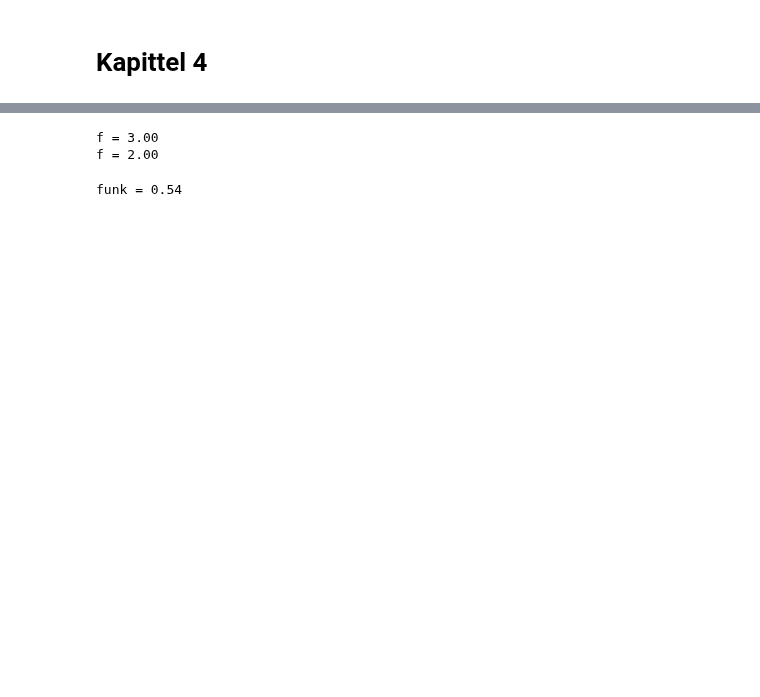
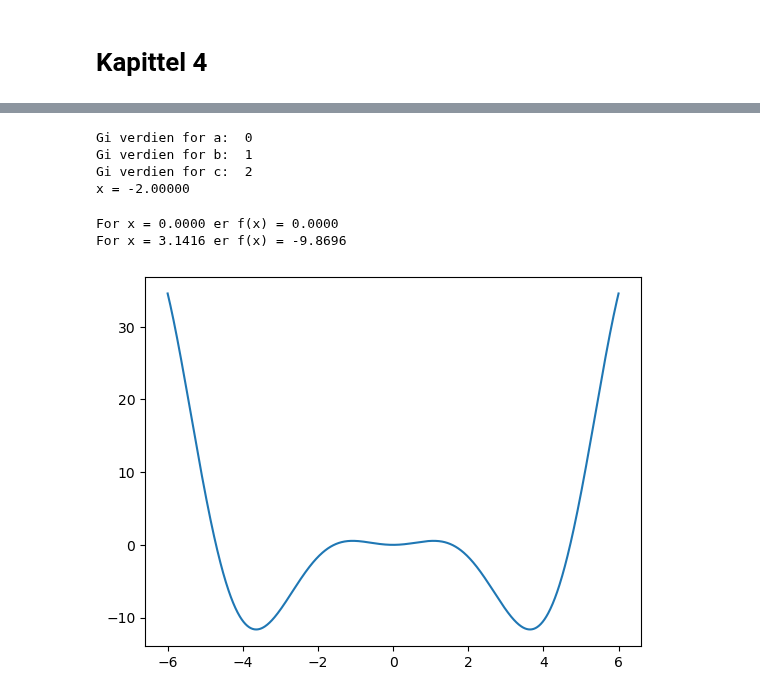
Before and after one commit to nummet/nummet, a Jupyter notebook: Kap_04_Skript_og_funksjonar/Skript_og_funksjonar.ipynb, the cells around one changed output, grey strips where cells are left out. Saved outputs shown, nothing was run; the diff lists cells and outputs as text; code cells hidden in the pictures; blank space fills up the shorter version.

```diff
--- a/Kap_04_Skript_og_funksjonar/Skript_og_funksjonar.ipynb
+++ b/Kap_04_Skript_og_funksjonar/Skript_og_funksjonar.ipynb
@@ -80,34 +107,66 @@ x2 = 3.23607
 # %%
-# ABCformelV2.m
+"""Dette skriptet løyser likninga
+a x^2 + b x + c = 0 .
+Vi er her berre interesserte i reelle løysingar.
+Dersom der berre er ei løysing, blir denne skriven til
+skjerm ein gong.
+"""
 
-def delt_forskrift(x):
-    """ Funsjonen f(x) der f=cos(pi*x) + 2 når x<0 og
-    x^2-2 når x er større eller lik 2.
-    Funksjonen tar berre skalarar som input.
-    """
+# Importerer NumPy
+import numpy as np
 
-    if x < 2:
-        f = np.cos(np.pi*x)+2
+# Les inn verdiane for a, b og c:
+a = float(input('Gi verdien for a: '))
+b = float(input('Gi verdien for b: '))
+c = float(input('Gi verdien for c: '))
+
+# Ser om det er ei førstegradslikning
+if a==0:
+    if b==0:
+        print('Inga løysing')
     else:
-        f = x**2-2
+        x = -c/b
+        print(f'x = {x:.5f}')
 
-    return f
-
-print(f'f = {delt_forskrift(0):.4f}')
-print(f'f = {delt_forskrift(2):.4f}')
+# Undersøker om vi har to, ei eller ingen reelle løysingar
+elif b**2-4*a*c<0:              # Inga reell løysing
+    print('Inga reell løysing')
+elif b**2-4*a*c==0:             # Ei løysing
+    x = -b/(2*a)
+    print(f'x = {x:.5f}')
+else:                           # To løysingar
+    x1 = (-b-np.sqrt(b**2-4*a*c))/(2*a)
+    x2 = (-b+np.sqrt(b**2-4*a*c))/(2*a)
+    print(f'x1 = {x1:.5f}')
+    print(f'x2 = {x2:.5f}')
 # %% [output]
-f = 3.00
-f = 2.00
+Gi verdien for a:  0
+Gi verdien for b:  1
+Gi verdien for c:  2
+x = -2.00000
 # %%
-# Funk.m
+# Bibliotek
+import numpy as np
+import matplotlib.pyplot as plt
 
+# Definerer funksjonen
 def funk(x):
-    """ Funksjonen f(x)=x^2 cos x.
-    Funksjonen tar berre skalarar som input.
-    """
-
     return x**2*np.cos(x)
 
-print(f'funk = {funk(1):.4f}')
+# Reknar ut nokre funksjonsverdiar og skriv dei til skjerm
+x1 = 0
+funk_val_1 = funk(x1)
+x2 = np.pi
+funk_val_2 = funk(x2)
+print(f'For x = {x1:.4f} er f(x) = {funk_val_1:.4f}')
+print(f'For x = {x2:.4f} er f(x) = {funk_val_2:.4f}')
+
+# Plottar funksjonen for eit sett med x-verdiar
+x = np.linspace(-6, 6, 1000)
+f = funk(x)
+plt.plot(x, f)
+plt.show()
 # %% [output]
-funk = 0.54
+For x = 0.0000 er f(x) = 0.0000
+For x = 3.1416 er f(x) = -9.8696
+[figure, added]
```
Also changed, not shown: parts of 10 cells of this notebook, 1 other file.
